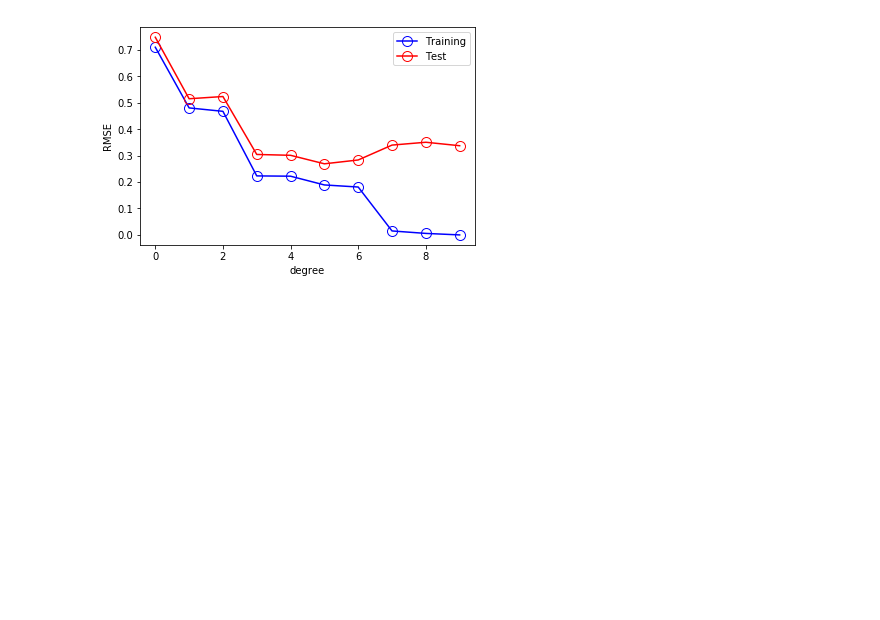
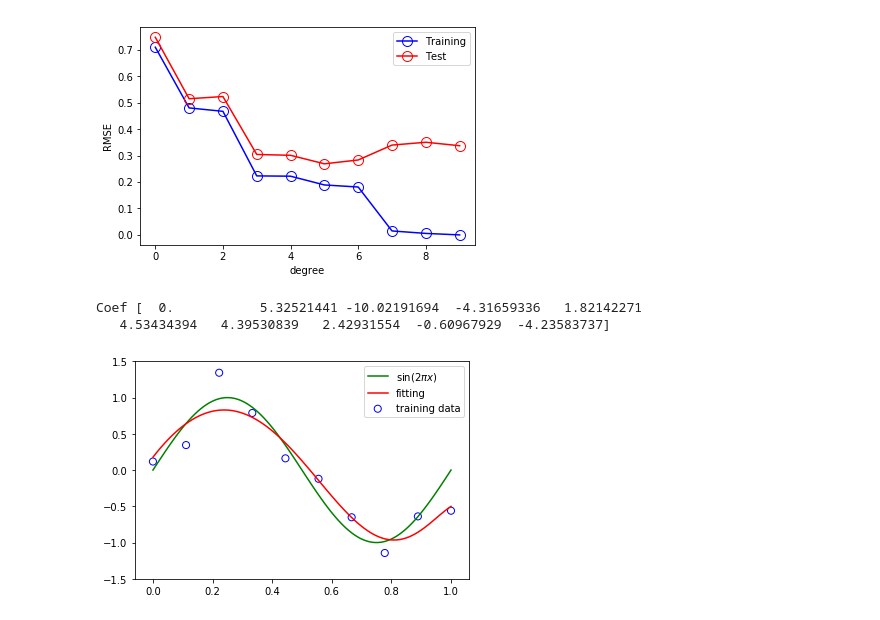
Before and after one commit to taohu88/prml-python, a Jupyter notebook: chap-01-intro/sklearn_linear_regression.ipynb, the cells around one changed output. Cells and saved outputs as stored; diff of their text form; code cells hidden in the pictures; blank space fills up the shorter version.

Commit message:
add slearn of linear regression

```diff
--- a/chap-01-intro/linear_toy.ipynb
+++ b/chap-01-intro/sklearn_linear_regression.ipynb
@@ -82,3 +82,31 @@ plt.ylabel("RMSE")
 plt.show()
 # %% [output]
 [figure]
+# %%
+from sklearn.linear_model import Ridge
+
+x_test = np.linspace(0, 1, test_sz)
+y_test = sin_x(x_test)
+x_test = x_test[:, np.newaxis]
+
+feature = PolynomialFeatures(9)
+X_train = feature.fit_transform(x_train)
+X_test = feature.transform(x_test)
+
+model = Ridge(alpha=1e-3)
+model.fit(X_train, y_train)
+print('Coef', model.coef_)
+y = model.predict(X_test)
+
+y = model.predict(X_test)
+plt.scatter(x_train, y_train, facecolor="none", edgecolor="b", s=50, label="training data")
+plt.plot(x_test, y_test, c="g", label="$\sin(2\pi x)$")
+plt.plot(x_test, y, c="r", label="fitting")
+plt.ylim(-1.5, 1.5)
+plt.legend()
+plt.annotate("M=9", xy=(-0.15, 1))
+plt.show()
+# %% [output]
+Coef [  0.           5.32521441 -10.02191694  -4.31659336   1.82142271
+   4.53434394   4.39530839   2.42931554  -0.60967929  -4.23583737]
+[figure, added]
```
Also changed, not shown: parts of 1 cell of this notebook.
